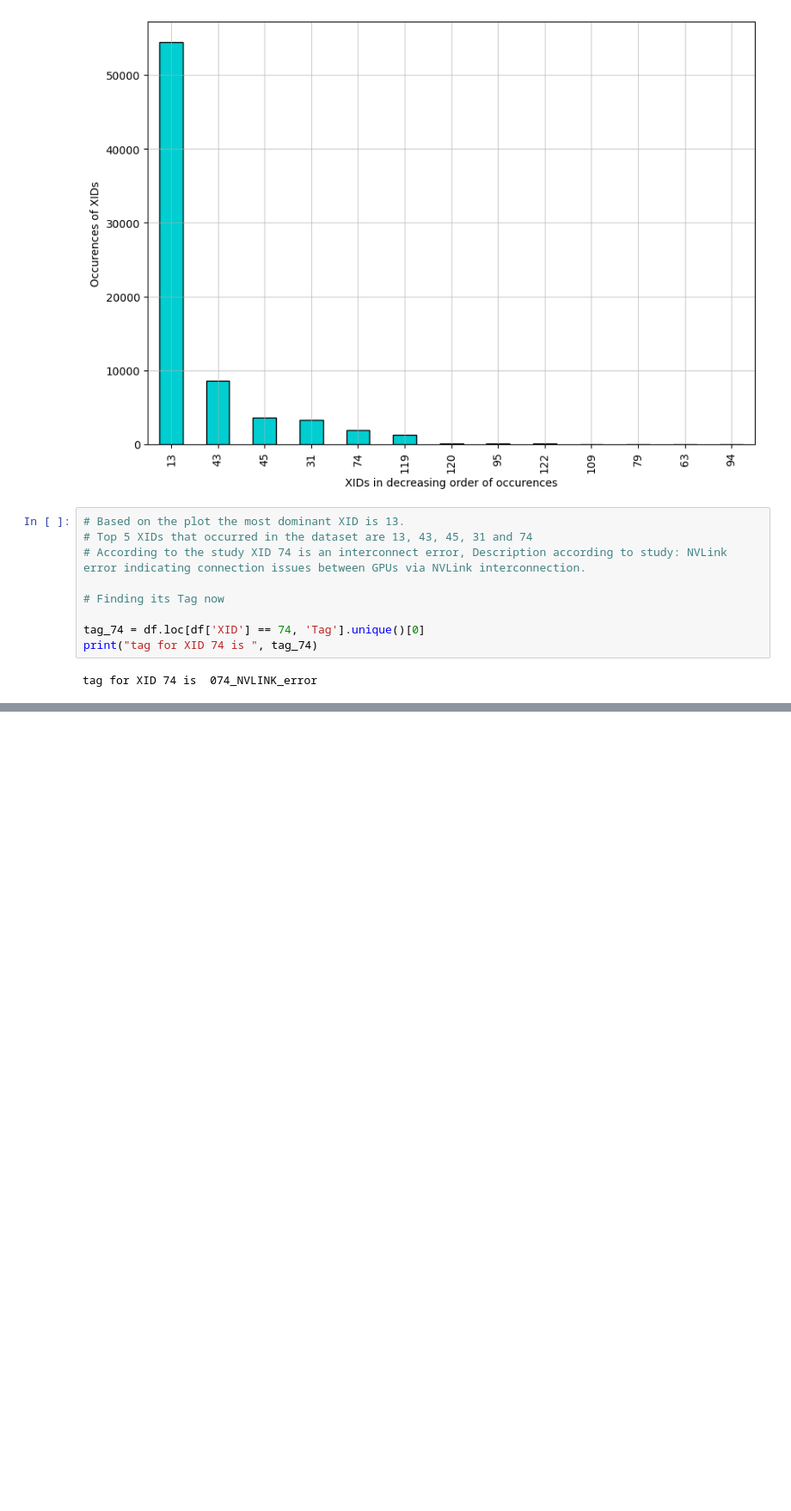
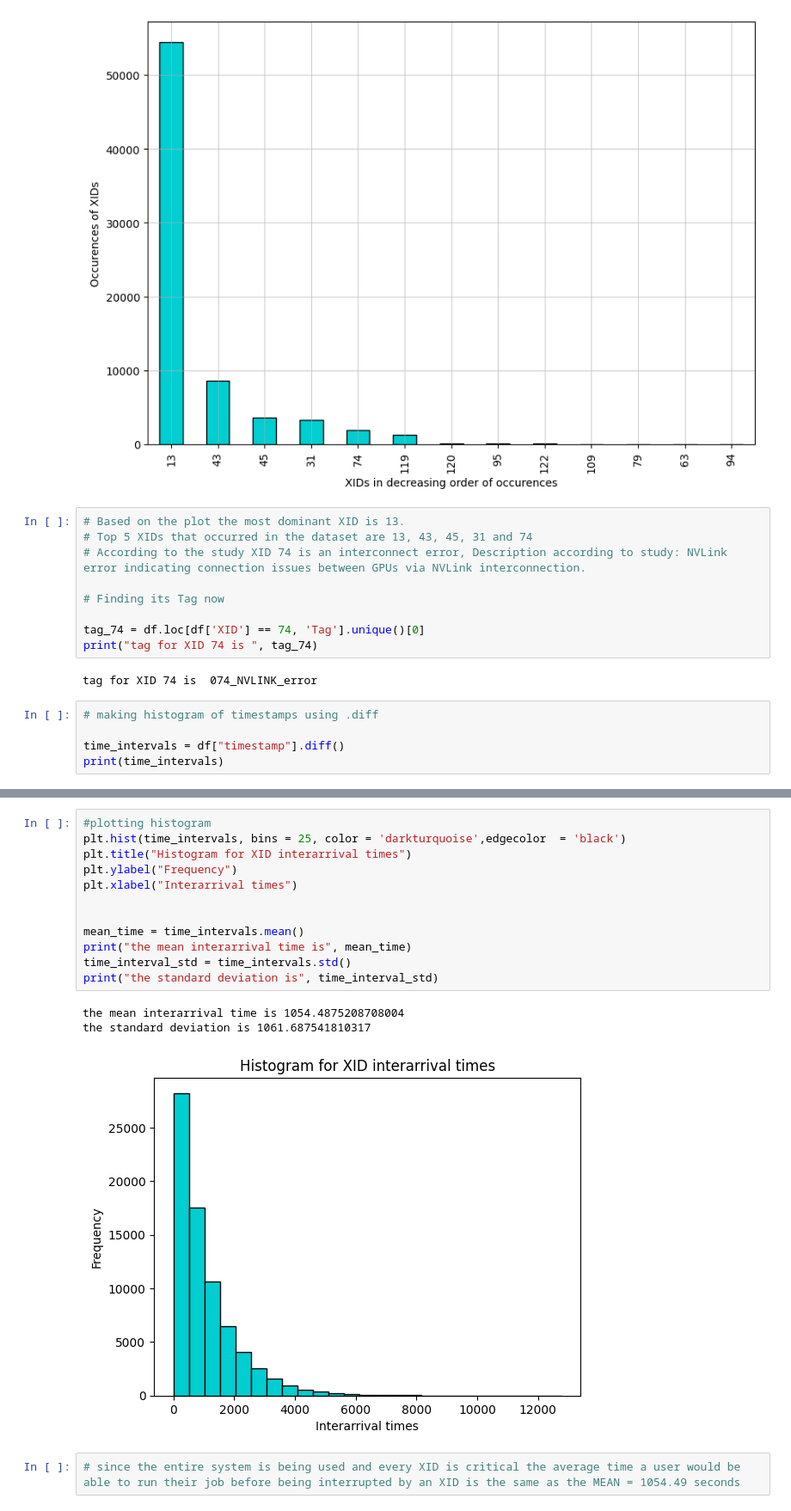
Before and after one commit to DhruvVohra11/gpu_cluster_analysis, a Jupyter notebook: ProjectPart1.ipynb, the cells around one changed output, grey strips where cells are left out. Shown at 86% size. Drawn from its saved outputs; the diff is of its cells as text; blank space fills up the shorter version.

```diff
--- a/ProjectPart1.ipynb
+++ b/ProjectPart1.ipynb
@@ -174,3 +174,8 @@ tag_74 = df.loc[df['XID'] == 74, 'Tag'].unique()[0]
 print("tag for XID 74 is ", tag_74)
 # %% [output]
 tag for XID 74 is  074_NVLINK_error
+# %%
+# making histogram of timestamps using .diff
+
+time_intervals = df["timestamp"].diff()
+print(time_intervals)
@@ -176,0 +195,18 @@ tag for XID 74 is  074_NVLINK_error
+# %%
+#plotting histogram
+plt.hist(time_intervals, bins = 25, color = 'darkturquoise',edgecolor  = 'black')
+plt.title("Histogram for XID interarrival times")
+plt.ylabel("Frequency")
+plt.xlabel("Interarrival times")
+
+
+mean_time = time_intervals.mean()
+print("the mean interarrival time is", mean_time)
+time_interval_std = time_intervals.std()
+print("the standard deviation is", time_interval_std)
+# %% [output]
+the mean interarrival time is 1054.4875208708004
+the standard deviation is 1061.687541810317
+[figure, added]
+# %%
+# since the entire system is being used and every XID is critical the average time a user would be able to run their job before being interrupted by an XID is the same as the MEAN = 1054.49 seconds
```
Also changed, not shown: parts of 1 cell of this notebook.
